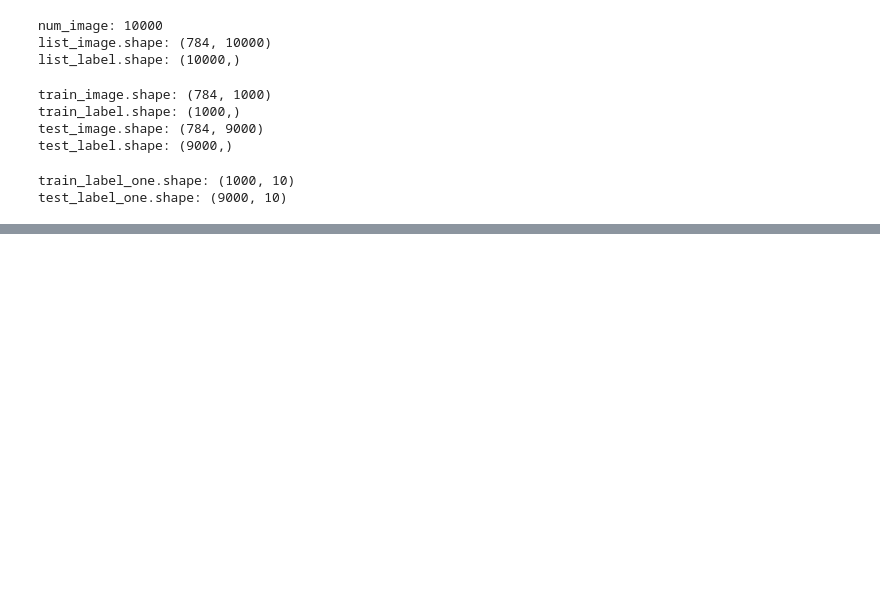
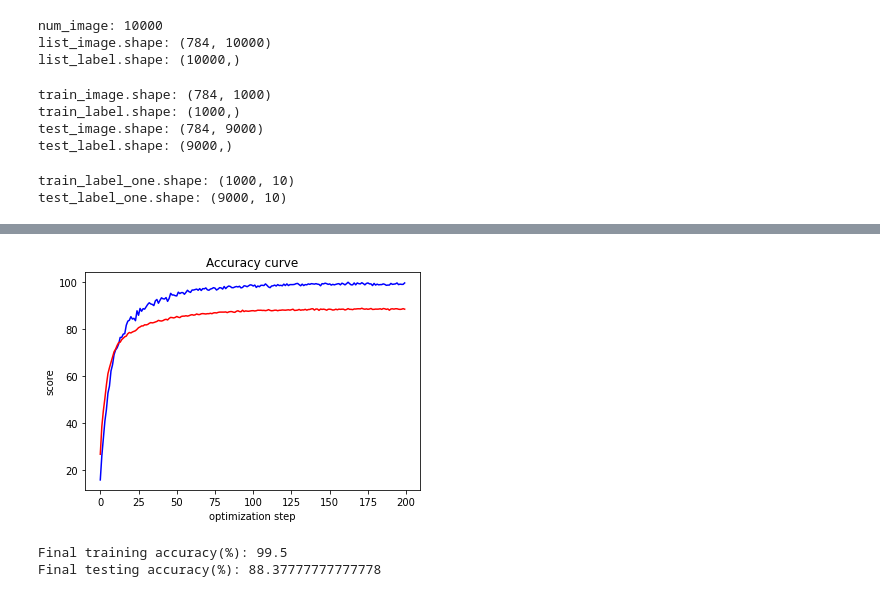
Before and after one commit to SuhyeonHa/MatrixComputation, a Jupyter notebook: Assignment10.ipynb, the cells around one changed output, grey strips where cells are left out. Saved outputs shown, nothing was run; the diff lists cells and outputs as text; code cells hidden in the pictures; blank space fills up the shorter version.

```diff
--- a/Assignment10.ipynb
+++ b/Assignment10.ipynb
@@ -486,0 +449,16 @@ label 9 average of the output: 0.49165769585992075
+# %%
+plt.plot(range(epochs), train_accuracy_list, c='b')
+plt.plot(range(epochs), test_accuracy_list, c='r')
+plt.xlabel('optimization step')
+plt.ylabel('score')
+plt.title('Accuracy curve')
+plt.show()
+# %% [output]
+[figure, added]
+# %%
+# print the accuracy value
+print(f'Final training accuracy(%): {train_accuracy_list[-1]}')
+print(f'Final testing accuracy(%): {test_accuracy_list[-1]}')
+# %% [output]
+Final training accuracy(%): 99.5
+Final testing accuracy(%): 88.37777777777778
```
Also changed, not shown: parts of 12 cells of this notebook.
